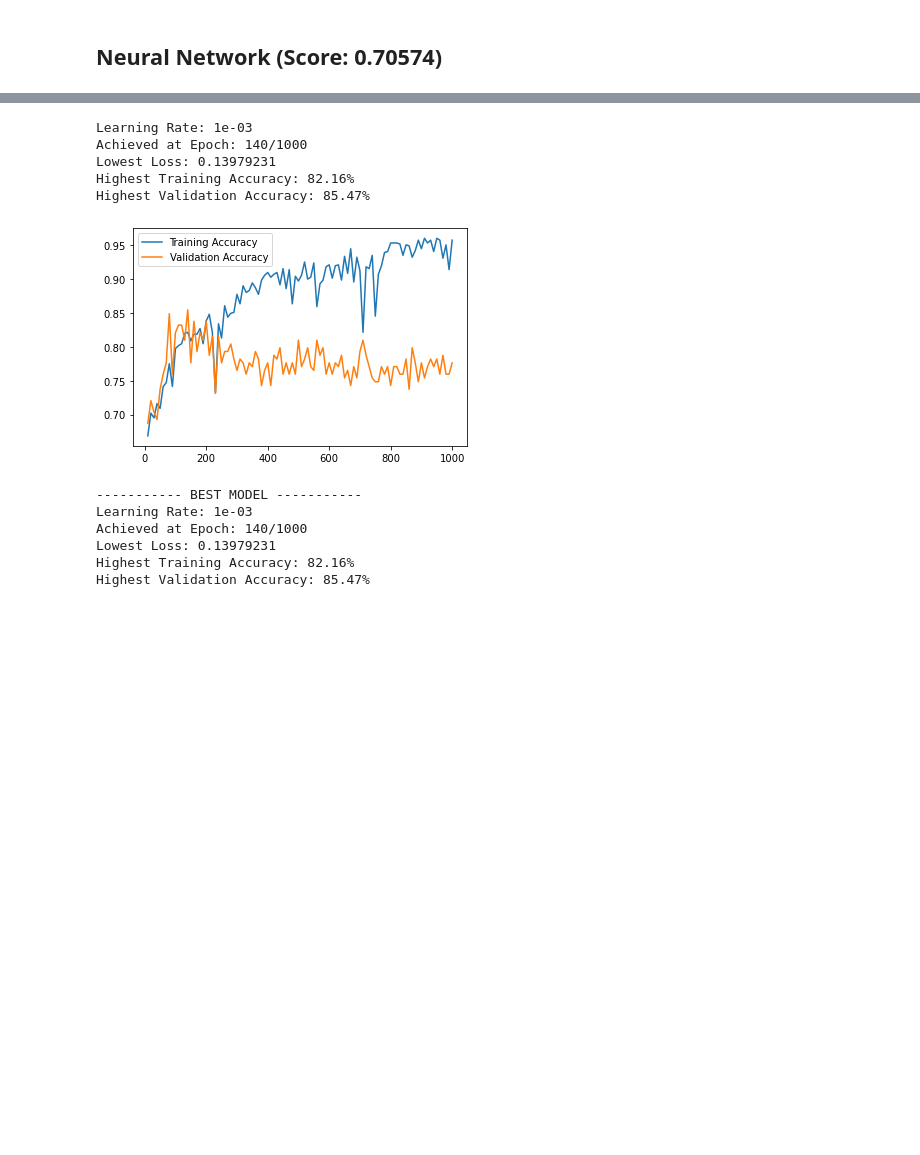
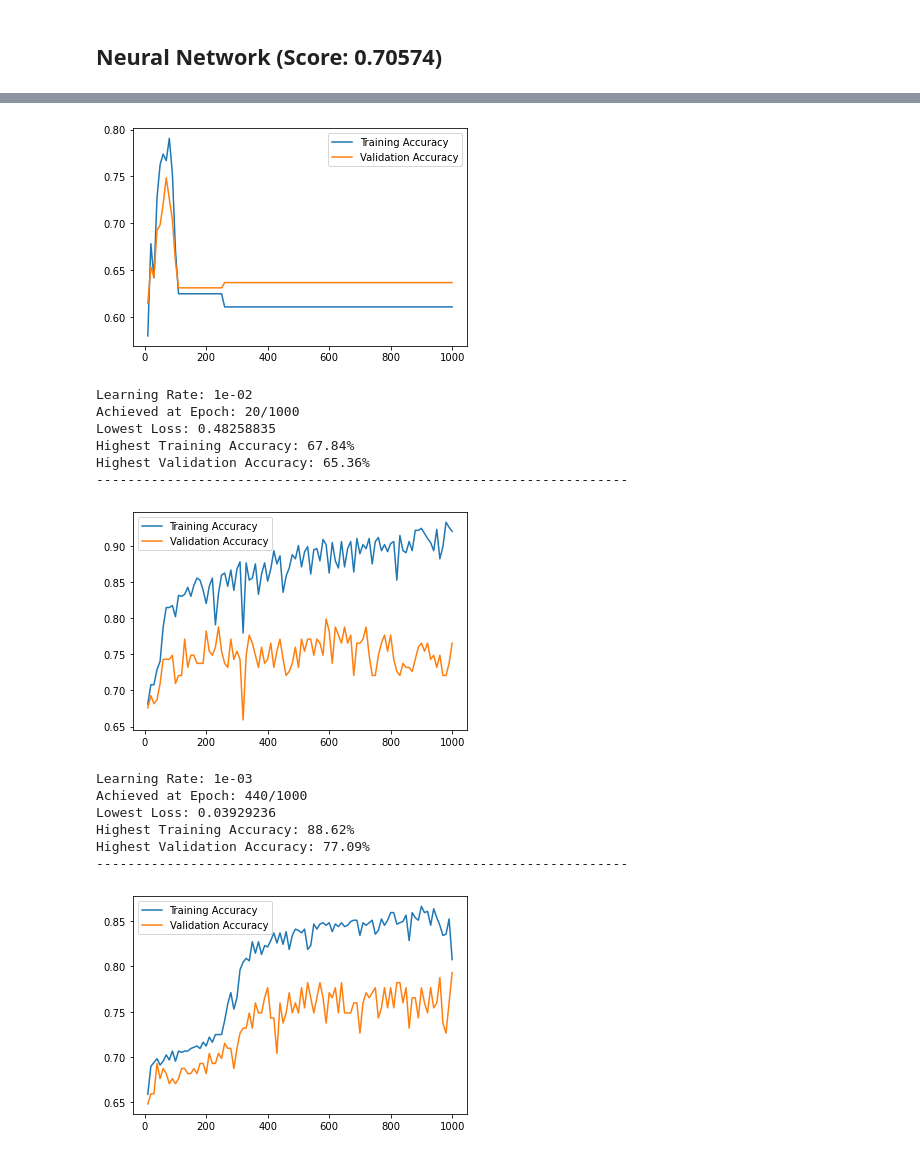
Before and after one commit to leeagustin/kaggle-competitions, a Jupyter notebook: titanic/models/neural_network.ipynb, the cells around one changed output, grey strips where cells are left out. Cells and saved outputs as stored; diff of their text form; code cells hidden in the pictures; blank space fills up the shorter version.

```diff
--- a/titanic/models/neural_network.ipynb
+++ b/titanic/models/neural_network.ipynb
@@ -110,28 +108,28 @@ MLP(
 )
 # %%
 # hyperparameters
-# lrs = [10**-i for i in range(7)]
-lrs = [1e-3]
+lrs = [10**-i for i in range(2,5)]
 epochs = 1000
 x_points = [i for i in range(10, epochs+1, 10)]
-y_train_points = []
-y_valid_points = []
 
 global_lowest_loss = float('inf')
 global_highest_valid_acc = 0
 
 # train/validate model
 for lr in lrs:
+    best_epochs = 0
+    local_lowest_loss = float('inf')
+    local_highest_valid_acc = 0
+
+    y_train_points = []
+    y_valid_points = []
+
     # reset model
     model = MLP(10)
 
     # loss function and optimizer
     criterion = nn.BCELoss()
     optimizer = optim.Adam(model.parameters(), lr=lr)
-
-    best_epochs = 0
-    local_lowest_loss = float('inf')
-    local_highest_valid_acc = 0
 
     for epoch in tqdm(range(1, epochs+1)):
         # train model
@@ -151,48 +149,52 @@ for lr in lrs:
             y_valid_points.append(valid_acc)
 
             if loss < local_lowest_loss and valid_acc > local_highest_valid_acc:
                 local_best_epochs = epoch
                 local_lowest_loss = loss
                 local_highest_train_acc = train_acc
                 local_highest_valid_acc = valid_acc
 
             if loss < global_lowest_loss and valid_acc > global_highest_valid_acc:
                 global_best_lr = lr
                 global_best_epochs = epoch
                 global_lowest_loss = loss
                 global_highest_train_acc = train_acc
                 global_highest_valid_acc = valid_acc
                 torch.save(model.state_dict(), os.path.join(MODEL_PARAMS_PATH, 'neural_network.pt'))
 
+    plt.plot(x_points, y_train_points, label="Training Accuracy")
+    plt.plot(x_points, y_valid_points, label="Validation Accuracy")
+    plt.legend()
+    plt.show()
+
     print("Learning Rate: %.0e" % (lr))
     print("Achieved at Epoch: " + str(local_best_epochs) + "/" + str(epochs))
     print("Lowest Loss: " + str(local_lowest_loss.detach().numpy()))
     print("Highest Training Accuracy: %.2f%%" % (local_highest_train_acc*100))
     print("Highest Validation Accuracy: %.2f%%" % (local_highest_valid_acc*100))
-    print("")
 
-    plt.plot(x_points, y_train_points, label="Training Accuracy")
-    plt.plot(x_points, y_valid_points, label="Validation Accuracy")
-    plt.legend()
-    plt.show()
+    print("--------------------------------------------------------------------")
 
-print("----------- BEST MODEL -----------")
+print("                             BEST MODEL                             ")
 print("Learning Rate: %.0e" % (global_best_lr))
 print("Achieved at Epoch: " + str(global_best_epochs) + "/" + str(epochs))
 print("Lowest Loss: " + str(global_lowest_loss.detach().numpy()))
 print("Highest Training Accuracy: %.2f%%" % (global_highest_train_acc*100))
 print("Highest Validation Accuracy: %.2f%%" % (global_highest_valid_acc*100))
 print("")
 # %% [output]
+[figure, new version]
-Learning Rate: 1e-03
-Achieved at Epoch: 140/1000
-Lowest Loss: 0.13979231
-Highest Training Accuracy: 82.16%
-Highest Validation Accuracy: 85.47%
+Learning Rate: 1e-02
+Achieved at Epoch: 20/1000
+Lowest Loss: 0.48258835
+Highest Training Accuracy: 67.84%
+Highest Validation Accuracy: 65.36%
+--------------------------------------------------------------------
-[figure, old version]
+[figure, added]
------------ BEST MODEL -----------
 Learning Rate: 1e-03
-Achieved at Epoch: 140/1000
-Lowest Loss: 0.13979231
-Highest Training Accuracy: 82.16%
-Highest Validation Accuracy: 85.47%
+Achieved at Epoch: 440/1000
+Lowest Loss: 0.03929236
+Highest Training Accuracy: 88.62%
+Highest Validation Accuracy: 77.09%
+--------------------------------------------------------------------
+[figure, added]
```
Also changed, not shown: parts of 4 cells of this notebook.
